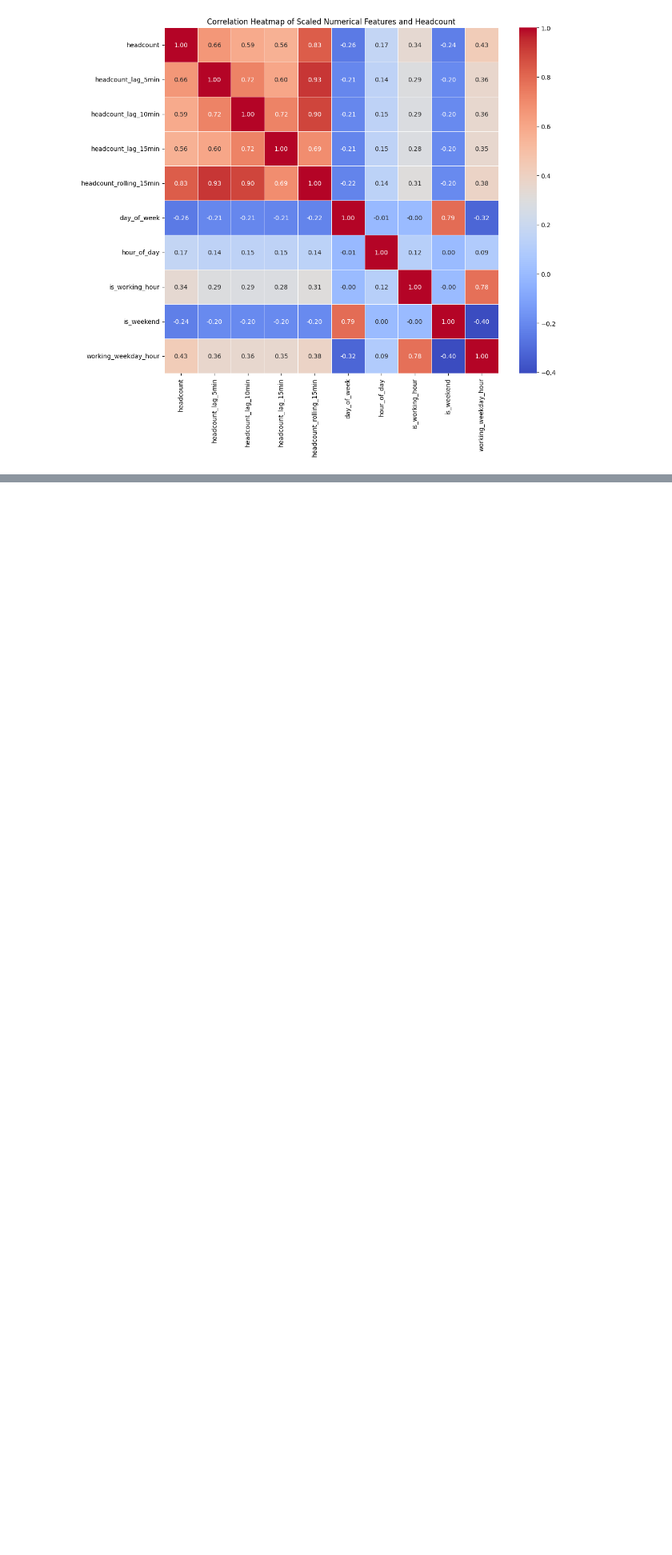
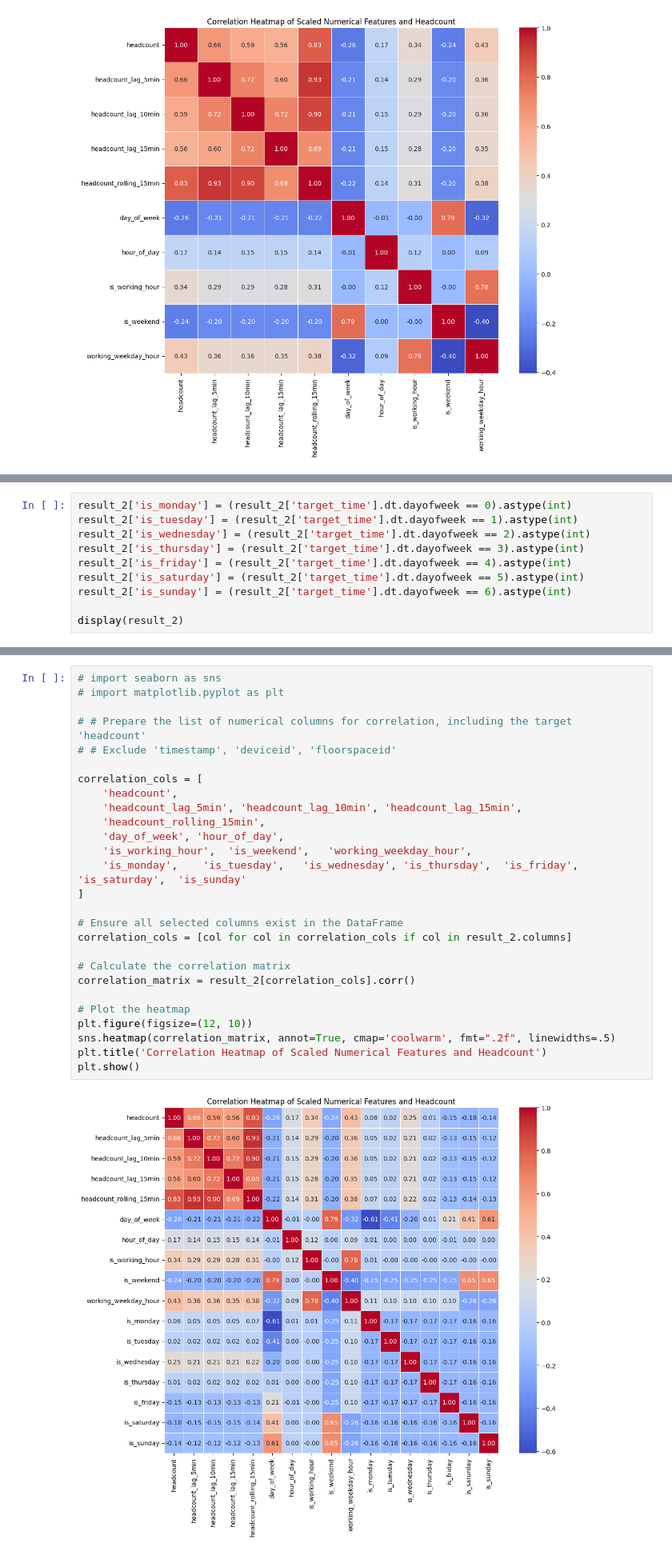
Before and after one commit to MIL-Project2/DR-DT, a Jupyter notebook: Occupancy_Prediction_Ver1_2.ipynb, the cells around one changed output, grey strips where cells are left out. Shown at 80% size. Cells and saved outputs as stored; diff of their text form; blank space fills up the shorter version.

```diff
--- a/Occupancy_Prediction_Ver1_2.ipynb
+++ b/Occupancy_Prediction_Ver1_2.ipynb
@@ -551,0 +554,10 @@ plt.show()
+# %%
+result_2['is_monday'] = (result_2['target_time'].dt.dayofweek == 0).astype(int)
+result_2['is_tuesday'] = (result_2['target_time'].dt.dayofweek == 1).astype(int)
+result_2['is_wednesday'] = (result_2['target_time'].dt.dayofweek == 2).astype(int)
+result_2['is_thursday'] = (result_2['target_time'].dt.dayofweek == 3).astype(int)
+result_2['is_friday'] = (result_2['target_time'].dt.dayofweek == 4).astype(int)
+result_2['is_saturday'] = (result_2['target_time'].dt.dayofweek == 5).astype(int)
+result_2['is_sunday'] = (result_2['target_time'].dt.dayofweek == 6).astype(int)
+
+display(result_2)
@@ -551,0 +580,29 @@ plt.show()
+# %%
+# import seaborn as sns
+# import matplotlib.pyplot as plt
+
+# # Prepare the list of numerical columns for correlation, including the target 'headcount'
+# # Exclude 'timestamp', 'deviceid', 'floorspaceid'
+
+correlation_cols = [
+    'headcount',
+    'headcount_lag_5min', 'headcount_lag_10min', 'headcount_lag_15min',
+    'headcount_rolling_15min',
+    'day_of_week', 'hour_of_day',
+    'is_working_hour',	'is_weekend',	'working_weekday_hour',
+    'is_monday',	'is_tuesday',	'is_wednesday',	'is_thursday',	'is_friday',	'is_saturday',	'is_sunday'
+]
+
+# Ensure all selected columns exist in the DataFrame
+correlation_cols = [col for col in correlation_cols if col in result_2.columns]
+
+# Calculate the correlation matrix
+correlation_matrix = result_2[correlation_cols].corr()
+
+# Plot the heatmap
+plt.figure(figsize=(12, 10))
+sns.heatmap(correlation_matrix, annot=True, cmap='coolwarm', fmt=".2f", linewidths=.5)
+plt.title('Correlation Heatmap of Scaled Numerical Features and Headcount')
+plt.show()
+# %% [output]
+[figure, added]
```
Also changed, not shown: parts of 5 cells of this notebook.
